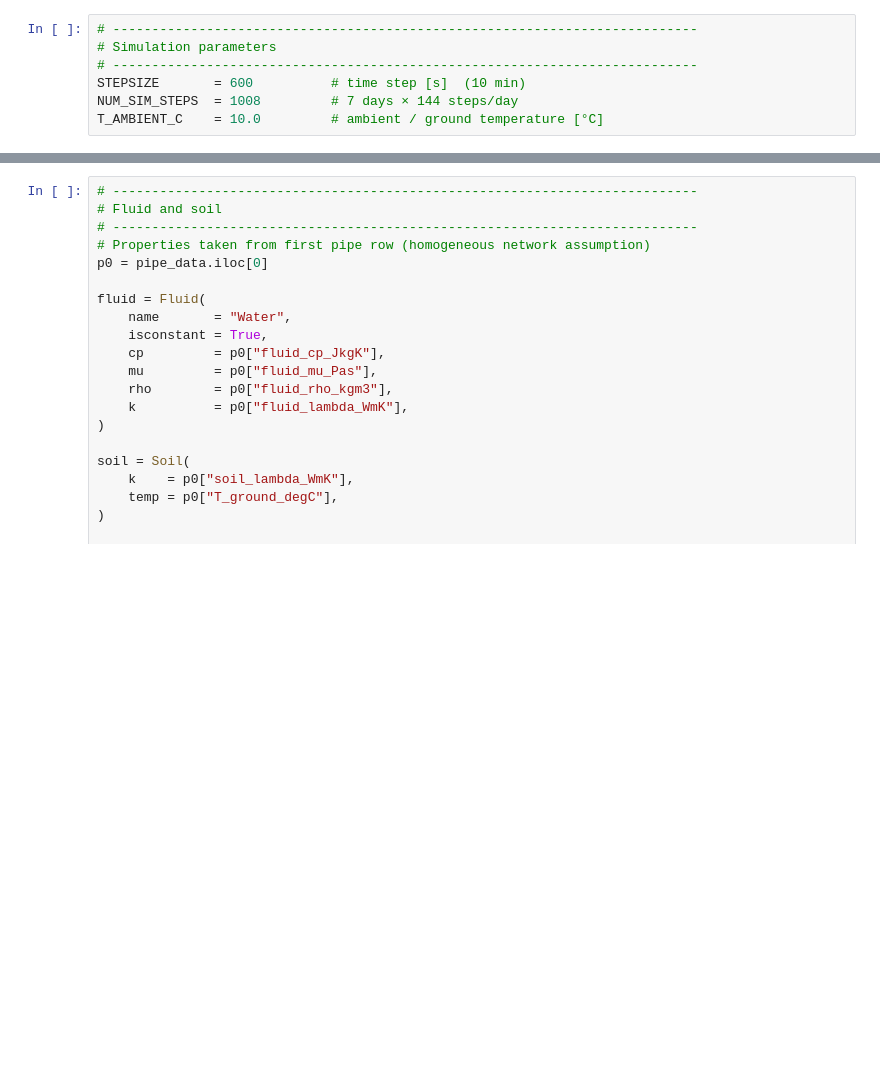
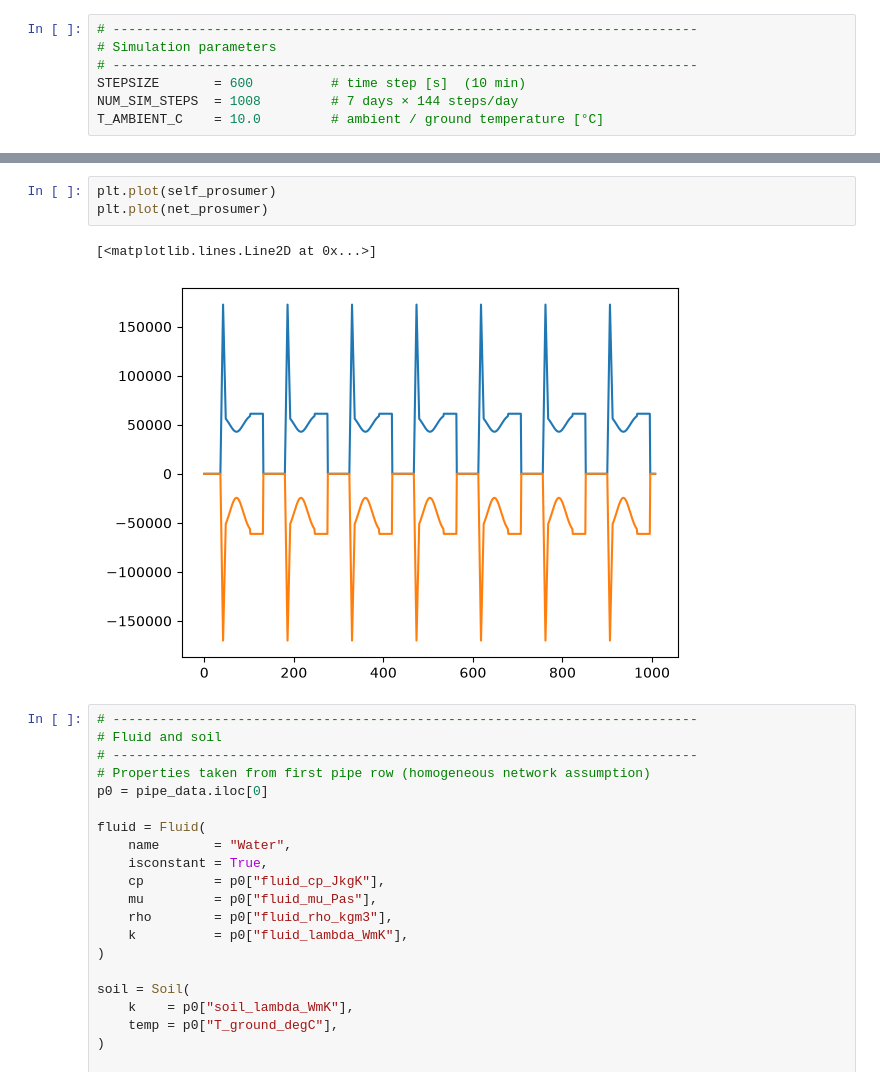
Before and after one commit to SarFerr/dhn-benchmark, a Jupyter notebook: archetypes_generation/archetypes/DHN_TG_5G_M_M_BASE/model_pydhn.ipynb, the cells around one changed output, grey strips where cells are left out. Cells and saved outputs as stored; diff of their text form; blank space fills up the shorter version.

```diff
--- a/archetypes_generation/archetypes/DHN_TG_5G_M_M_BASE/model_pydhn.ipynb
+++ b/archetypes_generation/archetypes/DHN_TG_5G_M_M_BASE/model_pydhn.ipynb
@@ -50,3 +59,9 @@ Loaded topological data from pipes.csv --- dynamic simulation of 1008 time steps
+# %%
+plt.plot(self_prosumer)
+plt.plot(net_prosumer)
+# %% [output]
+[<matplotlib.lines.Line2D at 0x...>]
+[figure, added]
 # %%
 # ---------------------------------------------------------------------------
 # Fluid and soil
```
Also changed, not shown: parts of 2 cells of this notebook, 2 other files.
